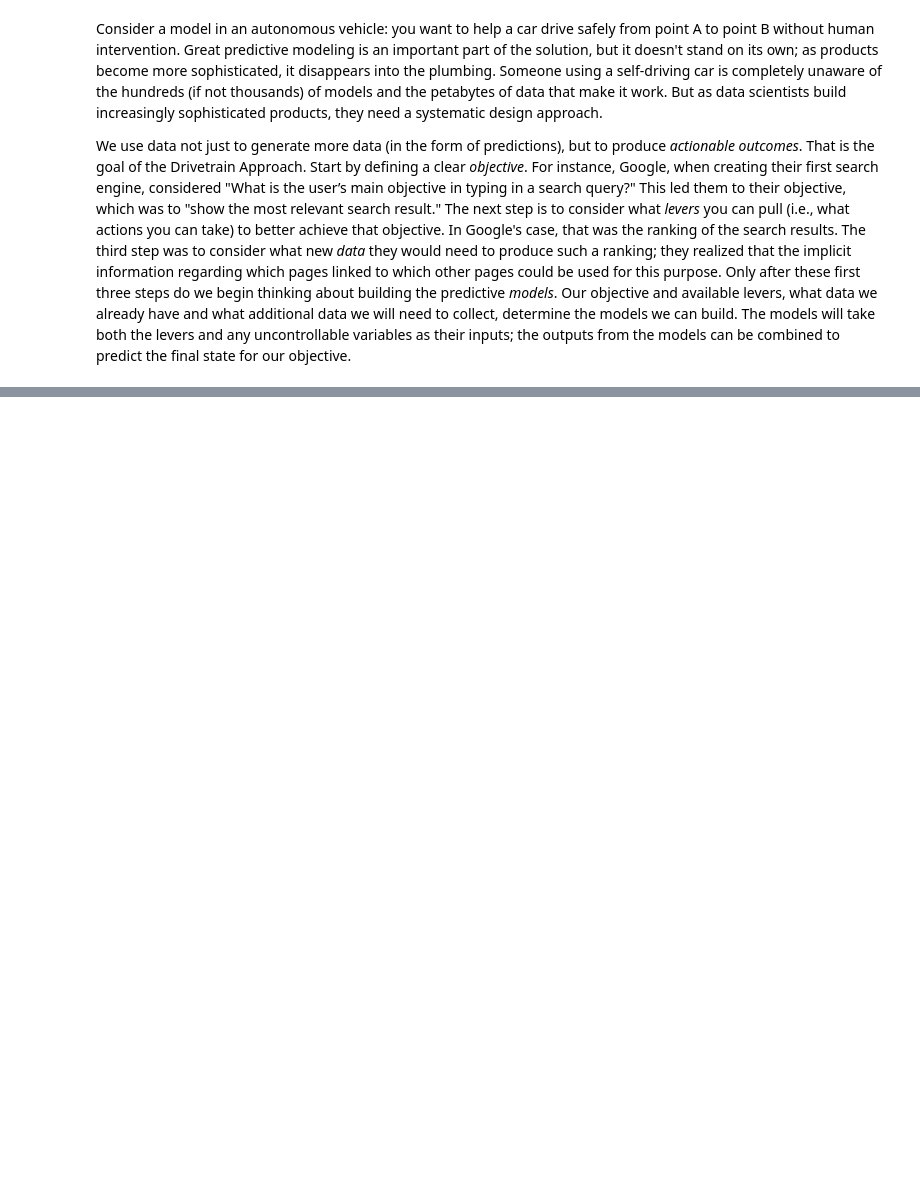
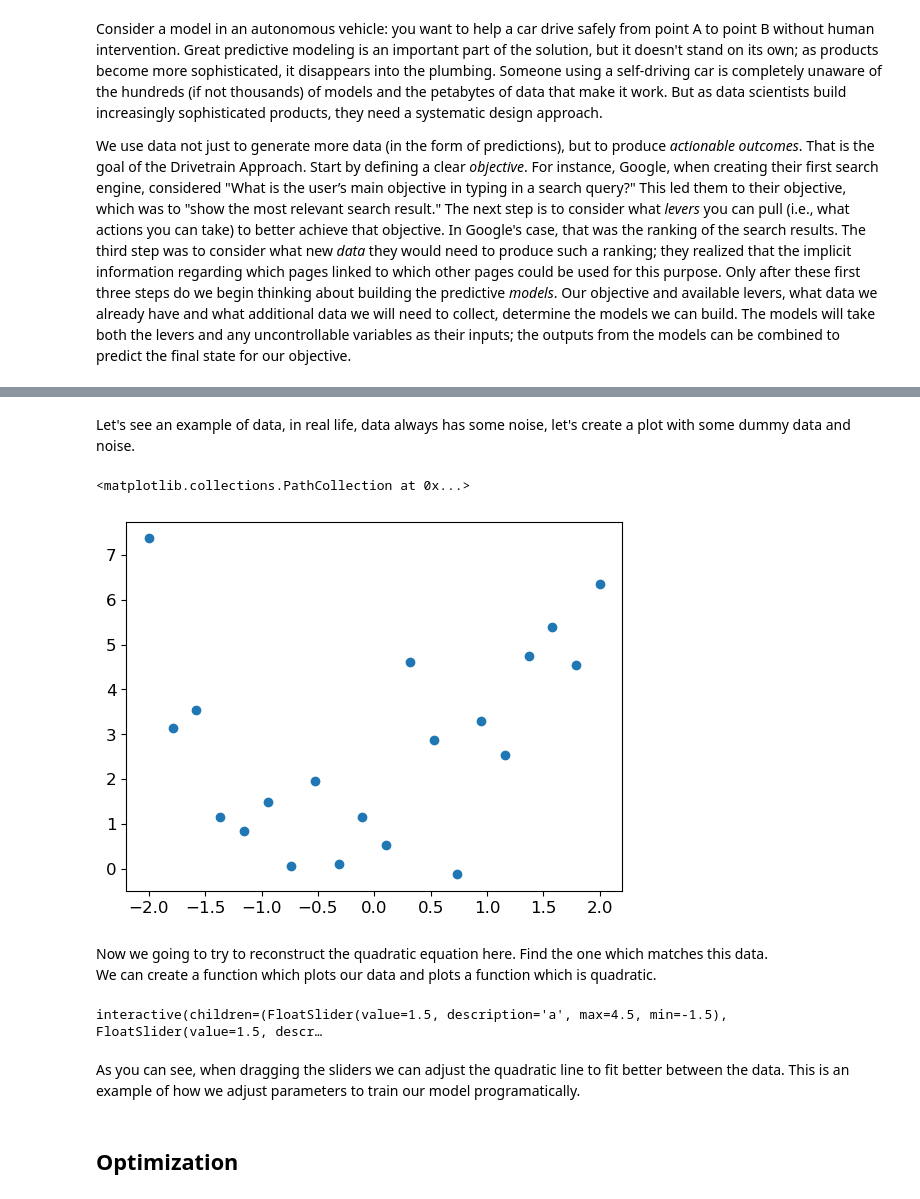
Before and after one commit to Sjahriyar/Ai-Study, a Jupyter notebook: Ai_Notebook.ipynb, the cells around one changed output, grey strips where cells are left out. Drawn from its saved outputs; the diff is of its cells as text; code cells hidden in the pictures; blank space fills up the shorter version.

```diff
--- a/Ai_Notebook.ipynb
+++ b/Ai_Notebook.ipynb
@@ -238,0 +398,61 @@ We use data not just to generate more data (in the form of predictions), but to
+# %% [markdown]
+Let's see an example of data, in real life, data always has some noise, let's create a plot with some dummy data and noise.
+# %%
+from numpy.random import normal, seed, uniform
+import torch
+# This ensures that every time you run the code, the same sequence of "random" numbers will be generated.
+# Why Use 42?
+# The number 42 is arbitrary and commonly used as a seed value because it's a popular reference to The
+# Hitchhiker's Guide to the Galaxy , where 42 is humorously described as the "Answer to the Ultimate Question of Life
+#  the Universe, and Everything."
+np.random.seed(42)
+
+def noise(x, scale):
+  """
+  :param x: A NumPy array or object whose shape determines the size of the noise to generate.
+  :param scale: A parameter that controls the standard deviation (or "spread") of the random noise.
+  """
+  return normal(scale=scale, size=x.shape)
+
+def add_noise(x, mult, add): return x * (1 + noise(x, mult)) + noise(x, add)
+
+x = torch.linspace(-2, 2, steps=20)[:,None]
+y = add_noise(f(x), 0.3, 1.5)
+
+plt.scatter(x, y)
+# %% [output]
+<matplotlib.collections.PathCollection at 0x...>
+[figure, added]
+# %% [markdown]
+Now we going to try to reconstruct the quadratic equation here. Find the one which matches this data.
+<br>
+We can create a function which plots our data and plots a function which is quadratic.
+# %%
+from ipywidgets import interact
+
+def plot_function(f, tx=None, ty=None, title=None, min=-2, max=2, figsize=(6, 4), ax=None):
+    if ax is None:  # If no ax is provided, create a new figure and axis
+        fig, ax = plt.subplots(figsize=figsize)
+    x = torch.linspace(min, max, 100)
+    ax.plot(x, f(x), label="Quadratic Function")  # Add a label for the legend
+    if tx is not None: ax.set_xlabel(tx)
+    if ty is not None: ax.set_ylabel(ty)
+    if title is not None: ax.set_title(title)
+    return ax  # Return the axis for further use
+
+@interact(a=1.5, b=1.5, c=1.5)
+def ploat_quad(a,b,c):
+     # Create a single figure and axis
+    f = make_quad(a, b, c)
+    fig, ax = plt.subplots(figsize=(8, 6))
+    ax.scatter(x, y, color='blue', label="Noisy Data")
+    plot_function(f, ax=ax)
+
+    ax.legend()
+    plt.show()
+# %% [output]
+interactive(children=(FloatSlider(value=1.5, description='a', max=4.5, min=-1.5), FloatSlider(value=1.5, descr…
+# %% [markdown]
+As you can see, when dragging the sliders we can adjust the quadratic line to fit better between the data. This is an example of how we adjust parameters to train our model programatically.
+# %% [markdown]
+## Optimization
```
Also changed, not shown: parts of 86 cells of this notebook, 5 other files.
